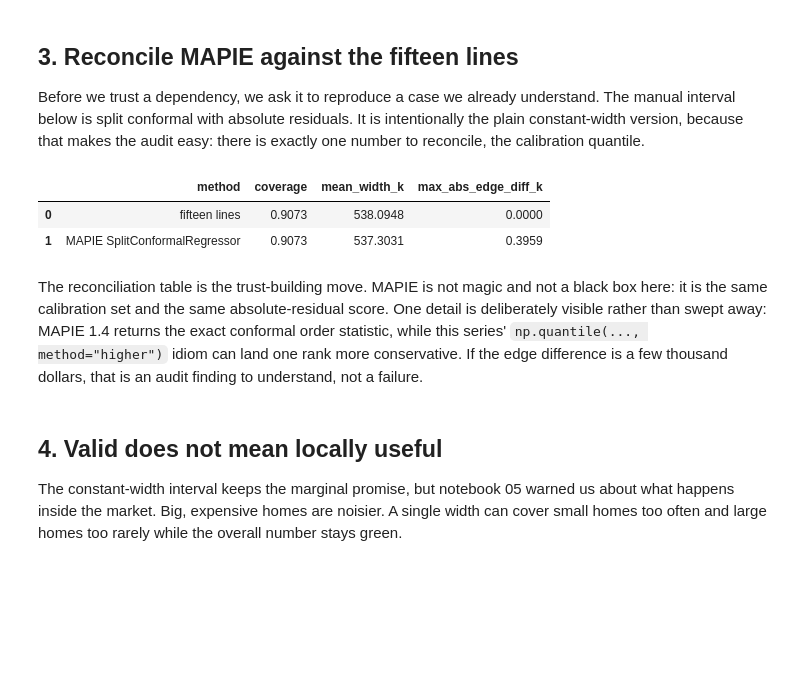
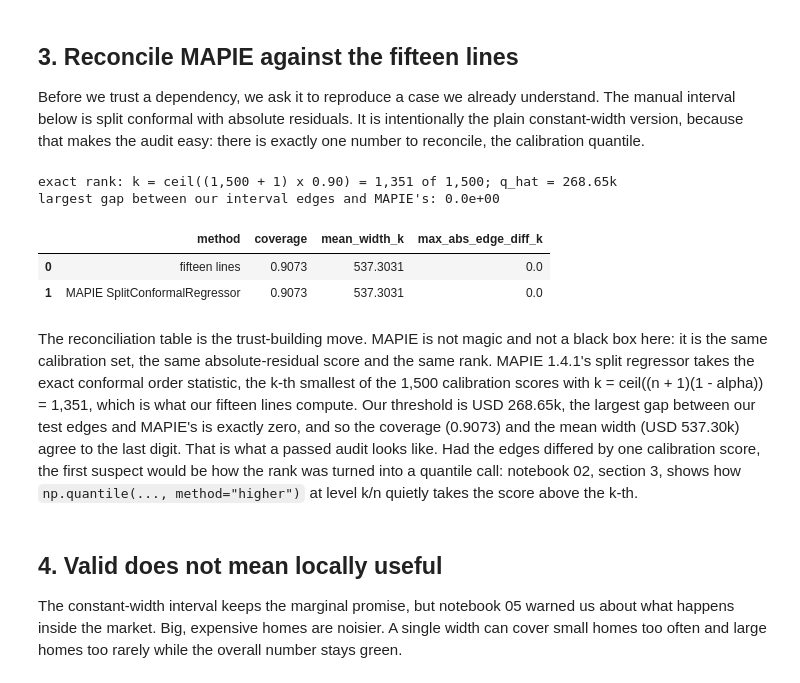
Before and after one commit to josephazar/conformal-prediction-intro, a Jupyter notebook: notebooks/bonus/01_regression_with_mapie.ipynb, the cells around one changed output. Cells and saved outputs as stored; diff of their text form; code cells hidden in the pictures; blank space fills up the shorter version.

```diff
--- a/notebooks/bonus/01_regression_with_mapie.ipynb
+++ b/notebooks/bonus/01_regression_with_mapie.ipynb
@@ -140,43 +140,53 @@ number to reconcile, the calibration quantile.
 # %%
 scores = np.abs(y_cal - y_hat_cal)
 n_cal = len(scores)
-q_level = math.ceil((n_cal + 1) * (1 - alpha)) / n_cal
-assert q_level <= 1.0, "too few calibration homes for this alpha"
-q_hat = np.quantile(scores, q_level, method="higher")
+k = math.ceil((n_cal + 1) * (1 - alpha))      # the rank the guarantee needs
+assert k <= n_cal, "too few calibration homes for this alpha"
+q_hat = np.sort(scores)[k - 1]                # the k-th smallest calibration score
 
 lo_manual = y_hat_test - q_hat
 hi_manual = y_hat_test + q_hat
 covered_manual = (y_test >= lo_manual) & (y_test <= hi_manual)
 
 split = SplitConformalRegressor(
     model,
     confidence_level=1 - alpha,
     conformity_score="absolute",
     prefit=True,
 )
 split.conformalize(X_cal, y_cal)
 y_hat_mapie, intervals_split = split.predict_interval(X_test)
 lo_split = intervals_split[:, 0, 0]
 hi_split = intervals_split[:, 1, 0]
+edge_gap = max(np.max(np.abs(lo_manual - lo_split)), np.max(np.abs(hi_manual - hi_split)))
+
+print(f"exact rank: k = ceil(({n_cal:,} + 1) x {1 - alpha:.2f}) = {k:,} of {n_cal:,}; q_hat = {q_hat:.2f}k")
+print(f"largest gap between our interval edges and MAPIE's: {edge_gap:.1e}")
 
 rows = pd.DataFrame({
     "method": ["fifteen lines", "MAPIE SplitConformalRegressor"],
     "coverage": [covered_manual.mean(), coverage_score(y_test, lo_split, hi_split)],
     "mean_width_k": [np.mean(hi_manual - lo_manual), mean_width_score(lo_split, hi_split)],
-    "max_abs_edge_diff_k": [0.0, max(np.max(np.abs(lo_manual - lo_split)), np.max(np.abs(hi_manual - hi_split)))],
+    "max_abs_edge_diff_k": [0.0, edge_gap],
 })
 rows.round(4)
 # %% [output]
+exact rank: k = ceil((1,500 + 1) x 0.90) = 1,351 of 1,500; q_hat = 268.65k
+largest gap between our interval edges and MAPIE's: 0.0e+00
 |  | method | coverage | mean_width_k | max_abs_edge_diff_k |
-| 0 | fifteen lines | 0.9073 | 538.0948 | 0.0000 |
-| 1 | MAPIE SplitConformalRegressor | 0.9073 | 537.3031 | 0.3959 |
+| 0 | fifteen lines | 0.9073 | 537.3031 | 0.0 |
+| 1 | MAPIE SplitConformalRegressor | 0.9073 | 537.3031 | 0.0 |
 # %% [markdown]
 The reconciliation table is the trust-building move. MAPIE is not magic and not a black
-box here: it is the same calibration set and the same absolute-residual score. One detail
-is deliberately visible rather than swept away: MAPIE 1.4 returns the exact conformal
-order statistic, while this series' `np.quantile(..., method="higher")` idiom can land one
-rank more conservative. If the edge difference is a few thousand dollars, that is an audit
-finding to understand, not a failure.
+box here: it is the same calibration set, the same absolute-residual score and the same
+rank. MAPIE 1.4.1's split regressor takes the exact conformal order statistic, the k-th
+smallest of the 1,500 calibration scores with k = ceil((n + 1)(1 - alpha)) = 1,351, which
+is what our fifteen lines compute. Our threshold is USD 268.65k, the largest gap between our
+test edges and MAPIE's is exactly zero, and so the coverage (0.9073) and the mean width
+(USD 537.30k) agree to the last digit. That is what a passed audit looks like. Had the
+edges differed by one calibration score, the first suspect would be how the rank was turned
+into a quantile call: notebook 02, section 3, shows how `np.quantile(..., method="higher")`
+at level k/n quietly takes the score above the k-th.
 # %% [markdown]
 ## 4. Valid does not mean locally useful
 
```
Also changed, not shown: parts of 4 cells of this notebook, 10 other files.
